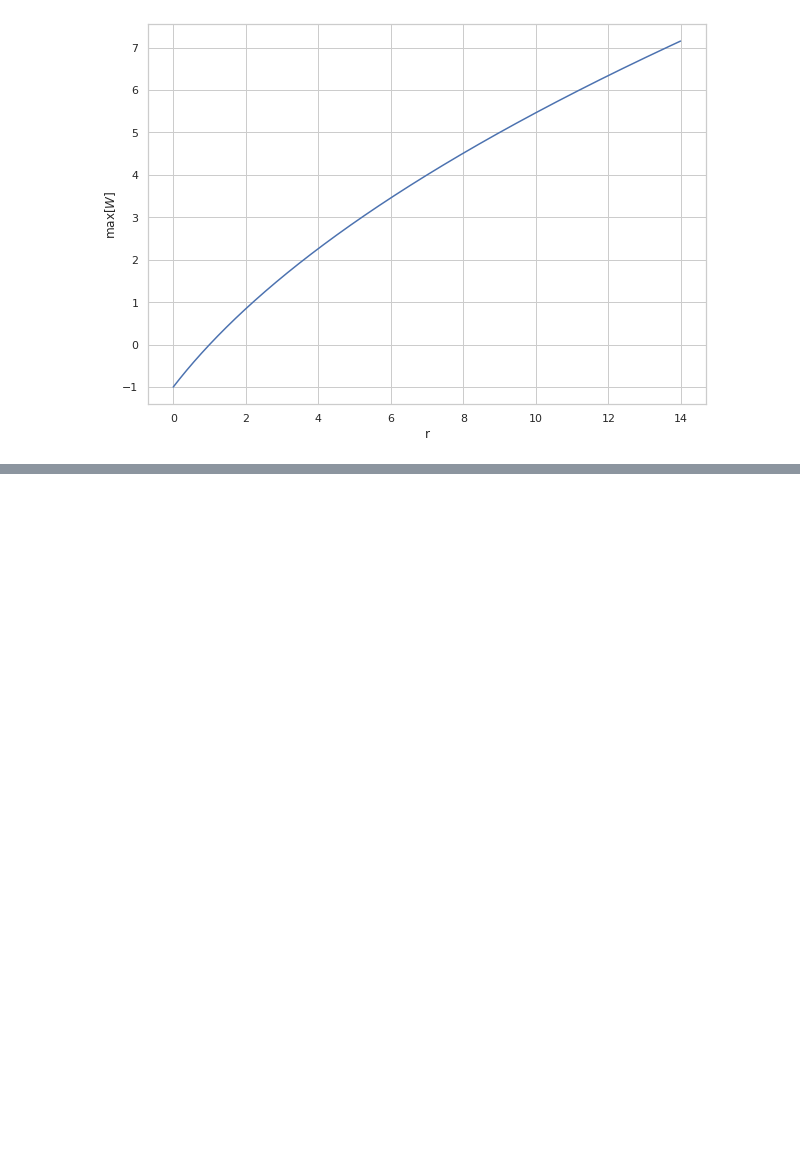
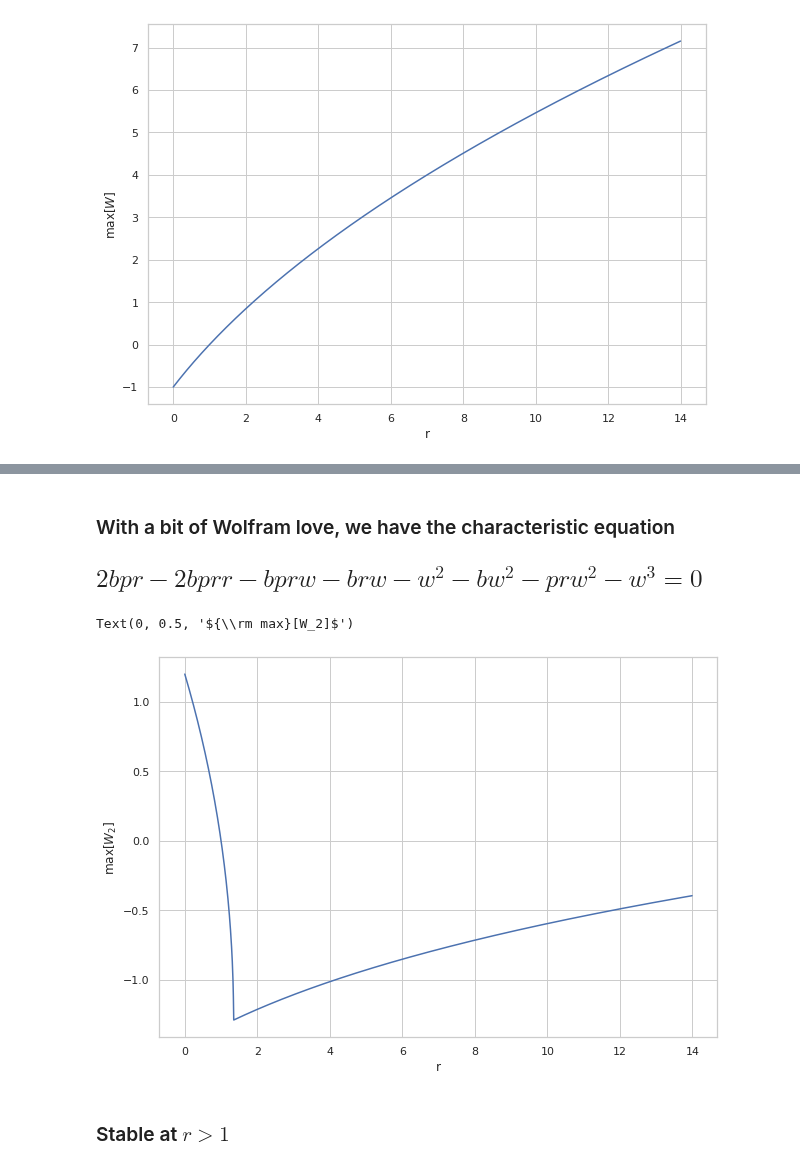
Before and after one commit to profxj/ocea200, a Jupyter notebook: SIO-216A/hw/Homework2.ipynb, the cells around one changed output, grey strips where cells are left out. Cells and saved outputs as stored; diff of their text form; code cells hidden in the pictures; blank space fills up the shorter version.

```diff
--- a/SIO-216A/hw/Homework2.ipynb
+++ b/SIO-216A/hw/Homework2.ipynb
@@ -417,0 +427,24 @@ Text(0, 0.5, '${\\rm max}[W]$')
+# %% [markdown]
+### With a bit of Wolfram love, we have the characteristic equation
+
+## $2 b pr - 2 b pr r - b pr w - b r w - w^2 - b w^2 - pr w^2 - w^3 = 0$
+# %%
+def find_roots_two(r, pr=10, b=8/3):
+    p = np.array([-1, -pr-b-1, -b*r -b*pr, -2*b*pr*r+2*b*pr])
+    W = np.roots(p)
+    return W
+# %%
+r = np.arange(0., 14, .01)
+maxW_two = []
+for ir in r:
+    maxW_two.append(np.max(np.real(find_roots_two(ir))))
+# %%
+fig = plt.figure(figsize=(10,7))
+ax = sns.lineplot(x=r, y=maxW_two)
+ax.set_xlabel('r')
+ax.set_ylabel(r'${\rm max}[W_2]$')
+# %% [output]
+Text(0, 0.5, '${\\rm max}[W_2]$')
+[figure, added]
+# %% [markdown]
+### Stable at $r>1$
```
Also changed, not shown: parts of 2 cells of this notebook.
